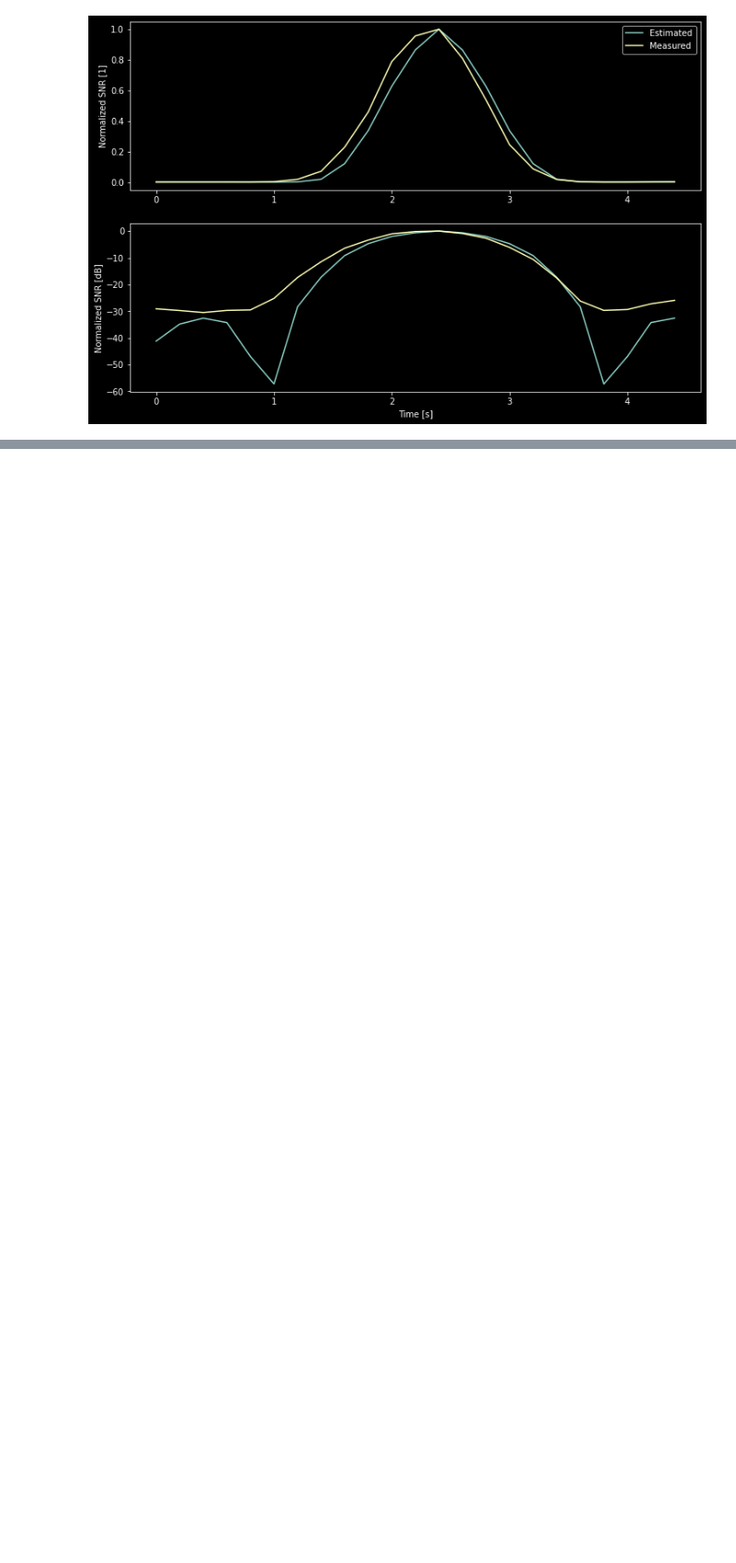
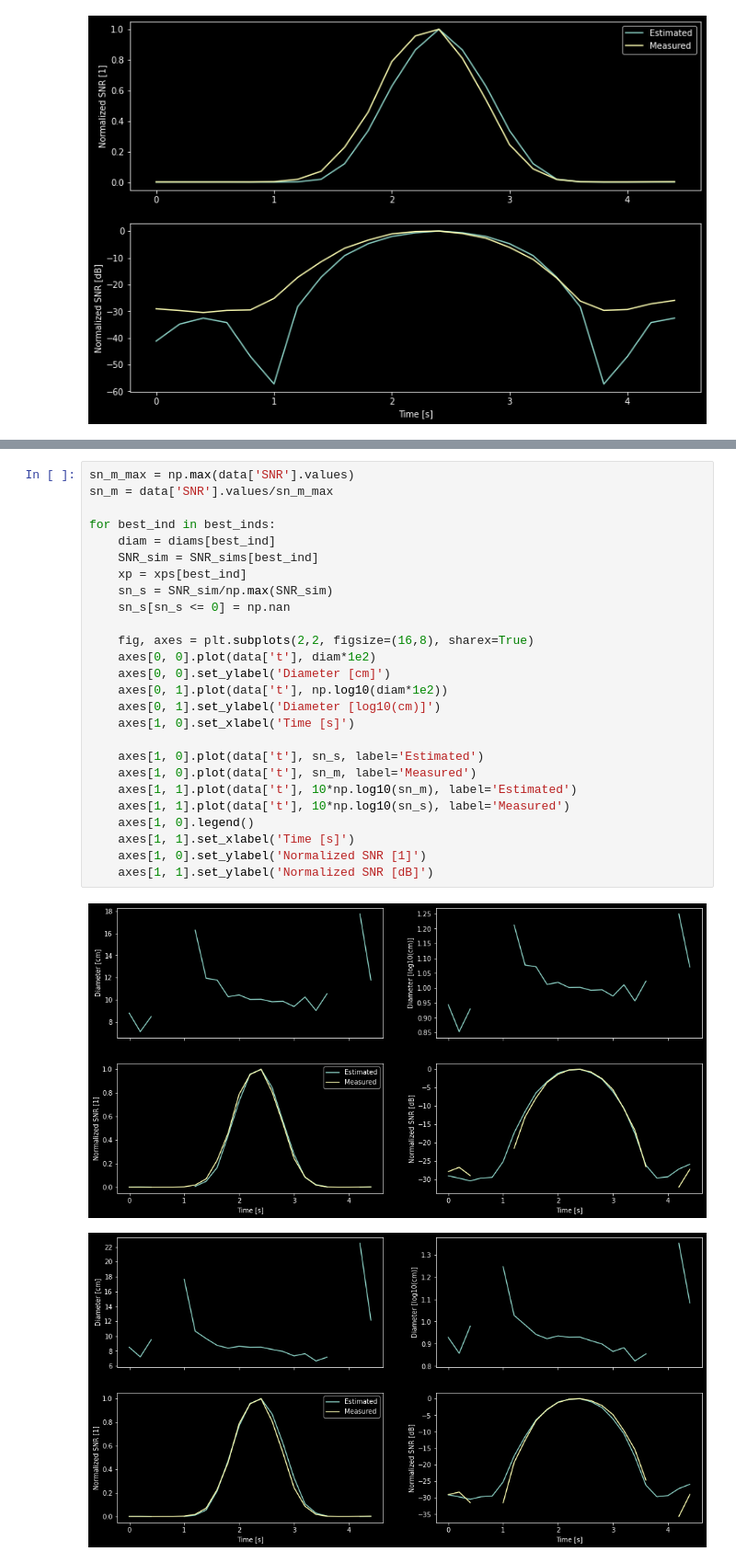
Before and after one commit to jvierine/antisat_analysis, a Jupyter notebook: projects/test_find_rcs.ipynb, the cells around one changed output, grey strips where cells are left out. Shown at 92% size. Saved outputs shown, nothing was run; the diff lists cells and outputs as text; blank space fills up the shorter version.

```diff
--- a/projects/test_find_rcs.ipynb
+++ b/projects/test_find_rcs.ipynb
@@ -641,0 +631,29 @@ array([[-0.15095173, -0.15113368, -0.15131562, -0.15149755, -0.15167948,
+# %%
+sn_m_max = np.max(data['SNR'].values)
+sn_m = data['SNR'].values/sn_m_max
+
+for best_ind in best_inds:
+    diam = diams[best_ind]
+    SNR_sim = SNR_sims[best_ind]
+    xp = xps[best_ind]
+    sn_s = SNR_sim/np.max(SNR_sim)
+    sn_s[sn_s <= 0] = np.nan
+
+    fig, axes = plt.subplots(2,2, figsize=(16,8), sharex=True)
+    axes[0, 0].plot(data['t'], diam*1e2)
+    axes[0, 0].set_ylabel('Diameter [cm]')
+    axes[0, 1].plot(data['t'], np.log10(diam*1e2))
+    axes[0, 1].set_ylabel('Diameter [log10(cm)]')
+    axes[1, 0].set_xlabel('Time [s]')
+
+    axes[1, 0].plot(data['t'], sn_s, label='Estimated')
+    axes[1, 0].plot(data['t'], sn_m, label='Measured')
+    axes[1, 1].plot(data['t'], 10*np.log10(sn_m), label='Estimated')
+    axes[1, 1].plot(data['t'], 10*np.log10(sn_s), label='Measured')
+    axes[1, 0].legend()
+    axes[1, 1].set_xlabel('Time [s]')
+    axes[1, 0].set_ylabel('Normalized SNR [1]')
+    axes[1, 1].set_ylabel('Normalized SNR [dB]')
+# %% [output]
+[figure, added]
+[figure, added]
```
Also changed, not shown: parts of 16 cells of this notebook, 3 other files.
